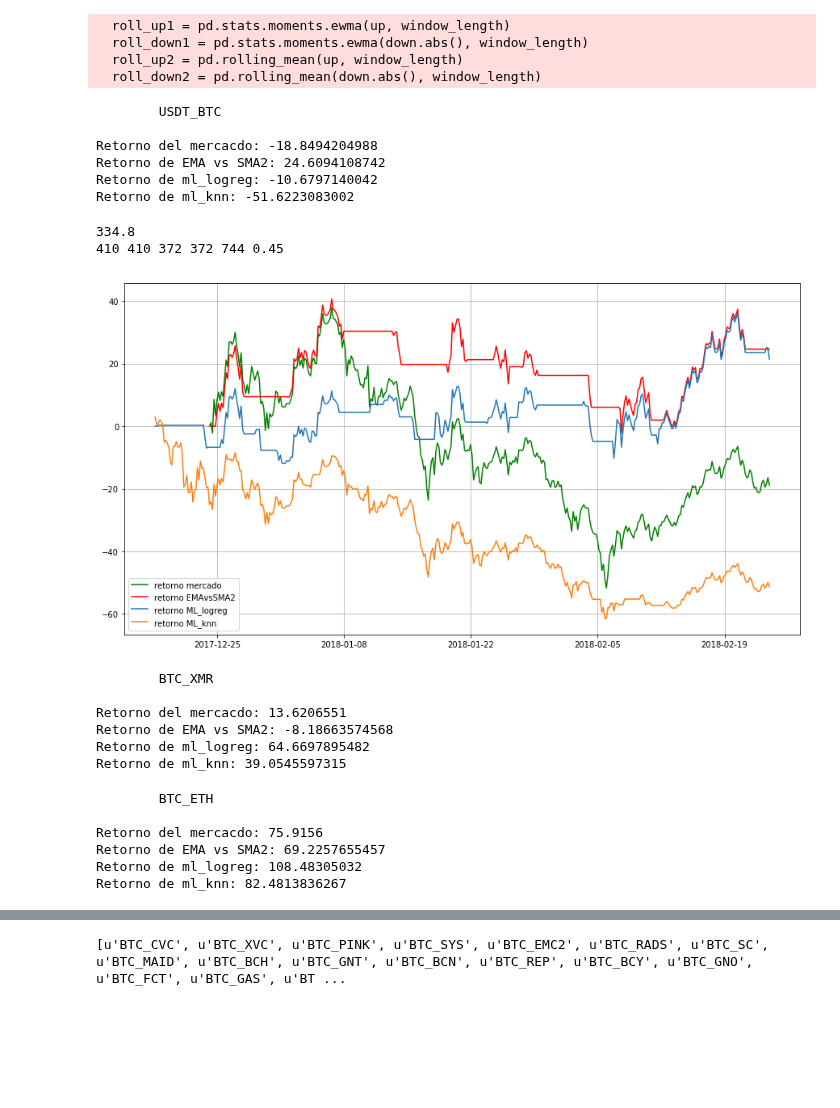
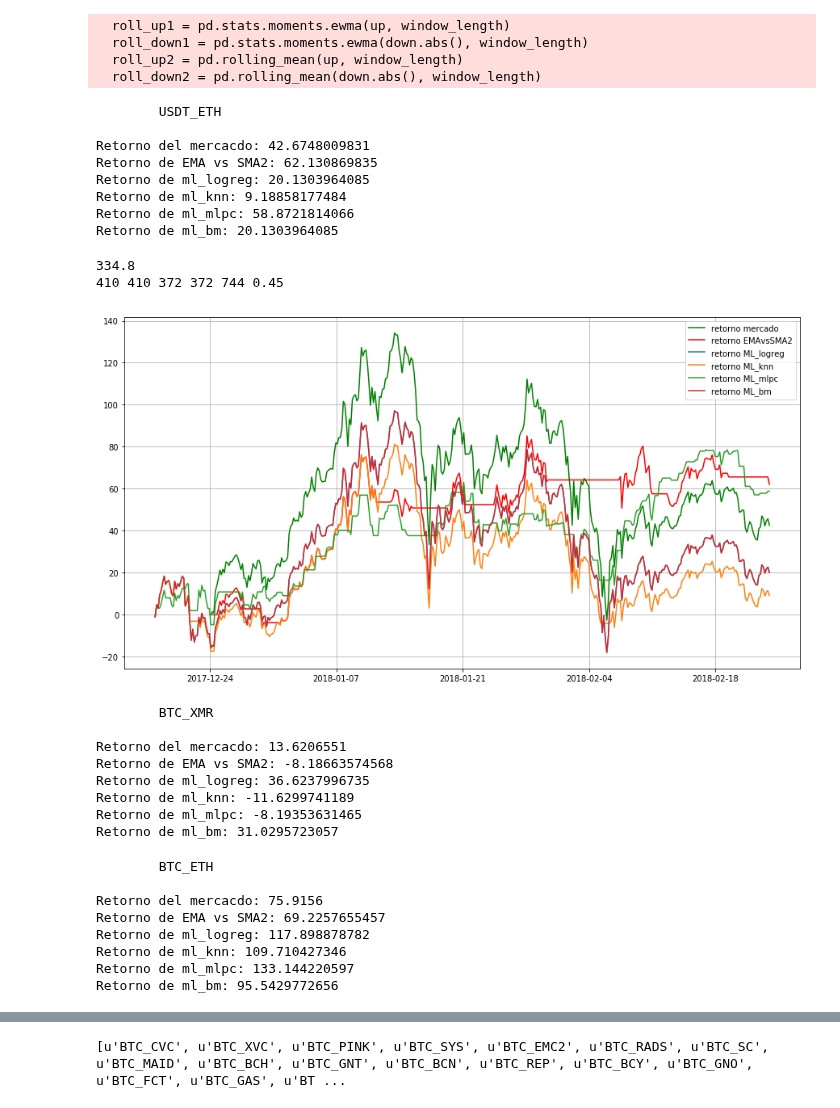
Before and after one commit to ADCryptoSolutions/adcb, a Jupyter notebook: StrategiesTest.ipynb, the cells around one changed output, grey strips where cells are left out. Saved outputs shown, nothing was run; the diff lists cells and outputs as text; code cells hidden in the pictures; blank space fills up the shorter version.

```diff
--- a/StrategiesTest.ipynb
+++ b/StrategiesTest.ipynb
@@ -8,7 +8,7 @@ import json
 %matplotlib inline
 plt.rcParams['figure.figsize'] = 15, 8
 
-pair="USDT_BTC"
+pair="USDT_ETH"
 pair2 = "BTC_XMR"
 pair3 = "BTC_ETH"
 pair4 = "BTC_STR"
@@ -85,6 +85,12 @@ relativeReturn4,v4 = profit(w4)
 w6, t = run_strategy("ml_knn",df12,pair,True,per)
 relativeReturn6,v6 = profit(w6)
 
+w7, t = run_strategy("ml_mlpc",df12,pair,True,per)
+relativeReturn7,v7 = profit(w7)
+
+w8, t = run_strategy("ml_bm",df12,pair,True,per)
+relativeReturn8,v8 = profit(w8)
+
 returns1 = pd.DataFrame(index=df.index)
 
 returns1["knn"] = v6*100
@@ -98,42 +104,44 @@ returns1.fillna(method='bfill', inplace=True)
 
 print "\n\t%s\n"%pair
 print 'Retorno del mercacdo: %s'%(marketRet)
-#print 'Retorno de SMA vs SMA: %s'%(relativeReturn*100)
-#print 'Retorno de EMA vs SMA: %s'%(relativeReturn9*100)
-#print 'Retorno de Precio vs SMA20: %s'%(relativeReturn3*100)
 print 'Retorno de EMA vs SMA2: %s'%(relativeReturn2*100)
 print 'Retorno de ml_logreg: %s'%(relativeReturn4*100)
-#print 'Retorno de ml_randfor: %s'%(relativeReturn5*100)
 print 'Retorno de ml_knn: %s'%(relativeReturn6*100)
+print 'Retorno de ml_mlpc: %s'%(relativeReturn7*100)
+print 'Retorno de ml_bm: %s'%(relativeReturn8*100)
 # %% [output]
   roll_up1 = pd.stats.moments.ewma(up, window_length)
   roll_down1 = pd.stats.moments.ewma(down.abs(), window_length)
   roll_up2 = pd.rolling_mean(up, window_length)
   roll_down2 = pd.rolling_mean(down.abs(), window_length)
-        USDT_BTC
+        USDT_ETH
 
-Retorno del mercacdo: -18.8494204988
-Retorno de EMA vs SMA2: 24.6094108742
-Retorno de ml_logreg: -10.6797140042
-Retorno de ml_knn: -51.6223083002
+Retorno del mercacdo: 42.6748009831
+Retorno de EMA vs SMA2: 62.130869835
+Retorno de ml_logreg: 20.1303964085
+Retorno de ml_knn: 9.18858177484
+Retorno de ml_mlpc: 58.8721814066
+Retorno de ml_bm: 20.1303964085
 # %%
 plt.plot(df.index[:],cum_return1*100,'g', label='retorno mercado')
 #plt.plot(df.index[:],v*100,'y',label='retorno EMAvsSMA')
 #plt.plot(df.index[:],v3*100,'b',label='retorno SMA_20')
 plt.plot(df.index[:],v2*100,'r',label='retorno EMAvsSMA2')
 plt.plot(df12.index[int(len(df12)*per):],v4*100,label='retorno ML_logreg')
 #plt.plot(df2.index[int(len(df2)*per):],v5*100,label='retorno ML_randfor')
 plt.plot(df12.index[int(len(df12)*per):],v6*100,label='retorno ML_knn')
+plt.plot(df12.index[int(len(df12)*per):],v7*100,label='retorno ML_mlpc')
+plt.plot(df12.index[int(len(df12)*per):],v8*100,label='retorno ML_bm')
 
 plt.legend(loc='best')
 plt.grid()
 
 print len(df12)*per
 print len(df12.index[int(len(df12)*per):]), len(v4), len(v2), len(df.index), len(df12.index), per
 # %% [output]
 334.8
 410 410 372 372 744 0.45
-[figure, old version]
+[figure, new version]
 # %%
 w2 = EMAvsSMA2(df2['close'], df2["volatility"])
 relativeReturn2,v2 = profit(w2)
@@ -149,6 +157,12 @@ relativeReturn4,v4 = profit(w4)
 w6, t = run_strategy("ml_knn",df22,pair2,True,per)
 relativeReturn6,v6 = profit(w6)
 
+w7, t = run_strategy("ml_mlpc",df22,pair2,True,per)
+relativeReturn7,v7 = profit(w7)
+
+w8, t = run_strategy("ml_bm",df22,pair2,True,per)
+relativeReturn8,v8 = profit(w8)
+
 returns2 = pd.DataFrame(index=df.index)
 returns2["knn"] = v6*100
 returns2["sma2"] = v2*100
@@ -156,20 +170,20 @@ returns2["sma2"] = v2*100
 
 print "\n\t%s\n"%pair2
 print 'Retorno del mercacdo: %s'%(marketRet)
-#print 'Retorno de SMA vs SMA: %s'%(relativeReturn*100)
-#print 'Retorno de EMA vs SMA: %s'%(relativeReturn9*100)
-#print 'Retorno de Precio vs SMA20: %s'%(relativeReturn3*100)
 print 'Retorno de EMA vs SMA2: %s'%(relativeReturn2*100)
 print 'Retorno de ml_logreg: %s'%(relativeReturn4*100)
-#print 'Retorno de ml_randfor: %s'%(relativeReturn5*100)
 print 'Retorno de ml_knn: %s'%(relativeReturn6*100)
+print 'Retorno de ml_mlpc: %s'%(relativeReturn7*100)
+print 'Retorno de ml_bm: %s'%(relativeReturn8*100)
 # %% [output]
         BTC_XMR
 
 Retorno del mercacdo: 13.6206551
 Retorno de EMA vs SMA2: -8.18663574568
-Retorno de ml_logreg: 64.6697895482
-Retorno de ml_knn: 39.0545597315
+Retorno de ml_logreg: 36.6237996735
+Retorno de ml_knn: -11.6299741189
+Retorno de ml_mlpc: -8.19353631465
+Retorno de ml_bm: 31.0295723057
 # %%
 w2 = EMAvsSMA2(df3['close'], df3["volatility"])
 relativeReturn2,v2 = profit(w2)
@@ -186,26 +200,32 @@ relativeReturn4,v4 = profit(w4)
 w6, t = run_strategy("ml_knn",df23,pair3,True,per)
 relativeReturn6,v6 = profit(w6)
 
+w7, t = run_strategy("ml_mlpc",df23,pair3,True,per)
+relativeReturn7,v7 = profit(w7)
+
+w8, t = run_strategy("ml_bm",df23,pair3,True,per)
+relativeReturn8,v8 = profit(w8)
+
 returns3 = pd.DataFrame(index=df.index)
 returns3["knn"] = v6*100
 returns3["sma2"] = v2*100
 
 print "\n\t%s\n"%pair3
 print 'Retorno del mercacdo: %s'%(marketRet)
-#print 'Retorno de SMA vs SMA: %s'%(relativeReturn*100)
-#print 'Retorno de EMA vs SMA: %s'%(relativeReturn9*100)
-#print 'Retorno de Precio vs SMA20: %s'%(relativeReturn3*100)
 print 'Retorno de EMA vs SMA2: %s'%(relativeReturn2*100)
 print 'Retorno de ml_logreg: %s'%(relativeReturn4*100)
-#print 'Retorno de ml_randfor: %s'%(relativeReturn5*100)
 print 'Retorno de ml_knn: %s'%(relativeReturn6*100)
+print 'Retorno de ml_mlpc: %s'%(relativeReturn7*100)
+print 'Retorno de ml_bm: %s'%(relativeReturn8*100)
 # %% [output]
         BTC_ETH
 
 Retorno del mercacdo: 75.9156
 Retorno de EMA vs SMA2: 69.2257655457
-Retorno de ml_logreg: 108.48305032
-Retorno de ml_knn: 82.4813836267
+Retorno de ml_logreg: 117.898878782
+Retorno de ml_knn: 109.710427346
+Retorno de ml_mlpc: 133.144220597
+Retorno de ml_bm: 95.5429772656
 # %%
 w2 = EMAvsSMA2(df4['close'], df4["volatility"])
 relativeReturn2,v2 = profit(w2)
```
Also changed, not shown: parts of 7 cells of this notebook, 2 other files.
